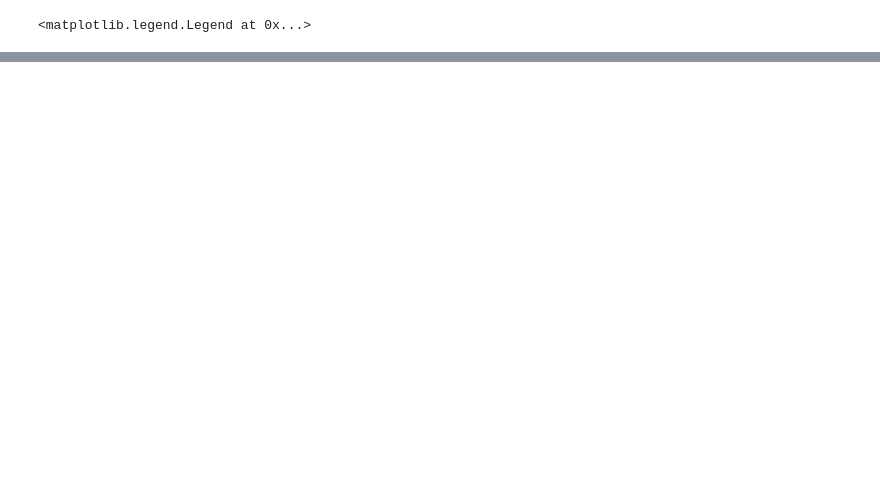
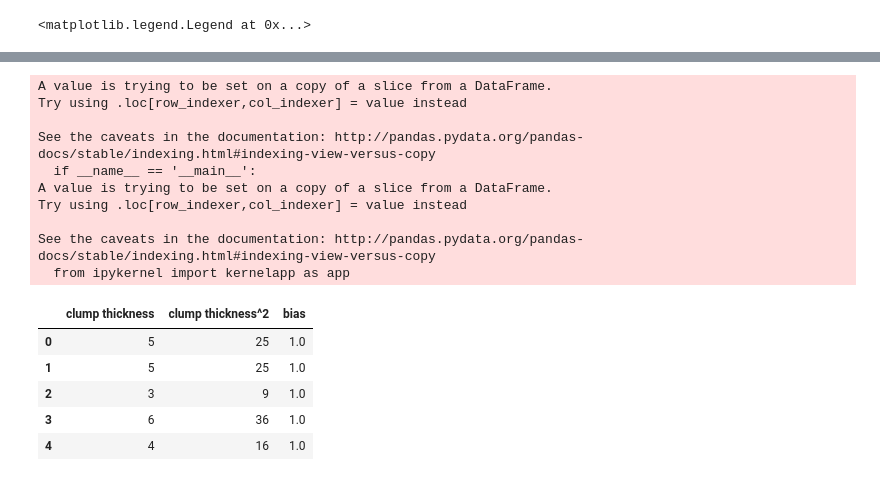
Before and after one commit to rurouni-najeeb/Kaggle, a Jupyter notebook: Regularization.ipynb, the cells around one changed output, grey strips where cells are left out. Drawn from its saved outputs; the diff is of its cells as text; code cells hidden in the pictures; blank space fills up the shorter version.

```diff
--- a/Regularization.ipynb
+++ b/Regularization.ipynb
@@ -153,0 +156,5 @@ plt.legend()
+# %%
+data = pd.read_csv('../Dataset/breast-cancer-wisconsin.data',names=['sample','clump thickness','cell size uniformity',\
+                                                           'cell shape uniformity','marginal adhesion','epithelial cell size',\
+                                                           'bare nuclei','bland chromatin','normal nucleoli','mitosis','class'])
+data.head()
@@ -153,0 +168,3 @@ plt.legend()
+# %%
+y = data.pop('class').map({2:0,4:1}).reshape(-1,1)
+print y.shape
@@ -153,0 +173,3 @@ plt.legend()
+# %%
+X = data[['clump thickness']]
+X.head()
@@ -153,0 +183,21 @@ plt.legend()
+# %%
+X['clump thickness^2'] = X.iloc[:,0]**2
+X['bias'] = np.ones((X.shape[0],))
+X.head()
+# %% [output]
+A value is trying to be set on a copy of a slice from a DataFrame.
+Try using .loc[row_indexer,col_indexer] = value instead
+
+See the caveats in the documentation: http://pandas.pydata.org/pandas-docs/stable/indexing.html#indexing-view-versus-copy
+  if __name__ == '__main__':
+A value is trying to be set on a copy of a slice from a DataFrame.
+Try using .loc[row_indexer,col_indexer] = value instead
+
+See the caveats in the documentation: http://pandas.pydata.org/pandas-docs/stable/indexing.html#indexing-view-versus-copy
+  from ipykernel import kernelapp as app
+|  | clump thickness | clump thickness^2 | bias |
+| 0 | 5 | 25 | 1.0 |
+| 1 | 5 | 25 | 1.0 |
+| 2 | 3 | 9 | 1.0 |
+| 3 | 6 | 36 | 1.0 |
+| 4 | 4 | 16 | 1.0 |
```
Also changed, not shown: parts of 17 cells of this notebook.
